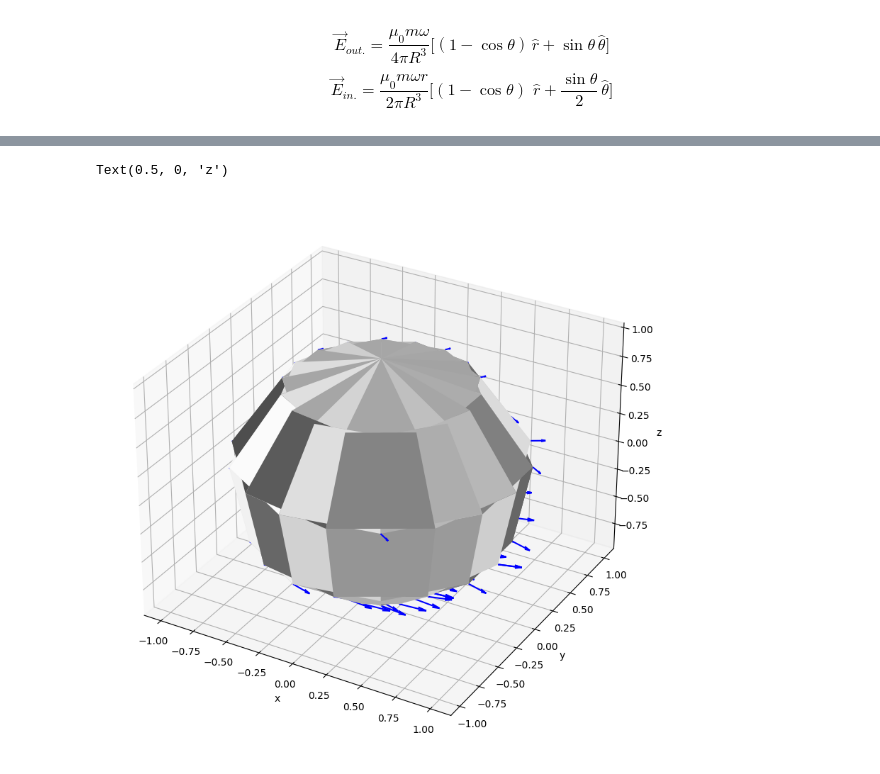
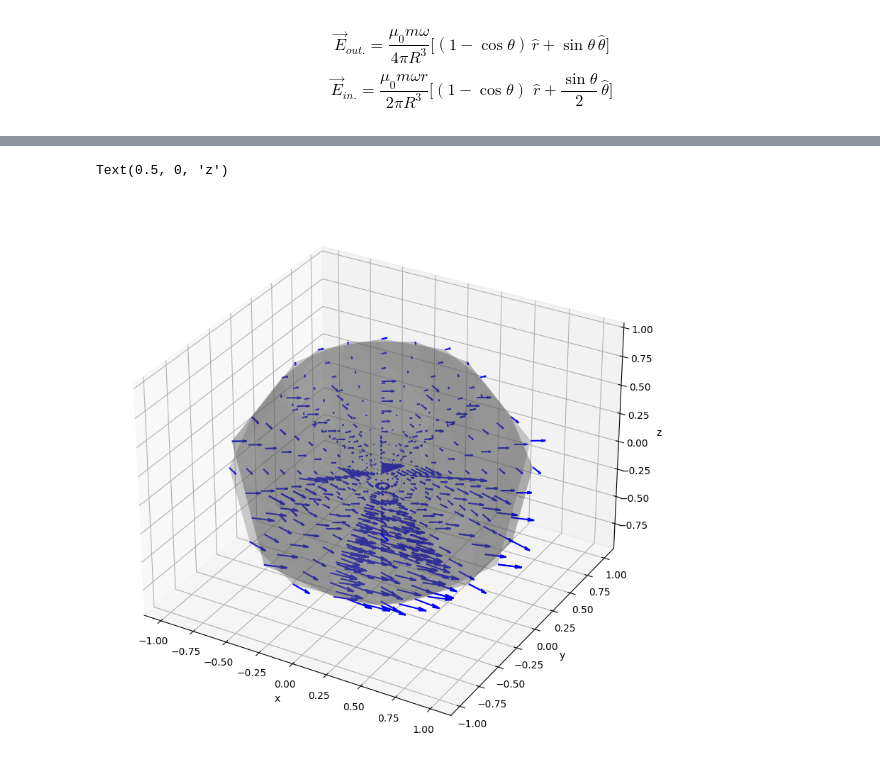
Before and after one commit to Siddhantshimpi/Siddhantshimpi, a Jupyter notebook: Physics/eigenenergies.ipynb, the cells around one changed output, grey strips where cells are left out. Cells and saved outputs as stored; diff of their text form; code cells hidden in the pictures.

```diff
--- a/Physics/eigenenergies.ipynb
+++ b/Physics/eigenenergies.ipynb
@@ -234,32 +234,32 @@ def E(r, theta, phi):
 
     return E_r, E_theta, E_phi
 
 r_vals = np.linspace(0.001, 1, 10)
 theta_vals = np.linspace(0, 2 * np.pi, 10)
 phi_vals = np.linspace(0, 2 * np.pi, 10)
 
 fig = plt.figure(figsize = (10, 10))
 ax = fig.add_subplot(111, projection = '3d')
 
 for r in r_vals:
     for theta in theta_vals:
         for phi in phi_vals:
             x = r * np.sin(theta) * np.cos(phi)
             y = r * np.sin(theta) * np.sin(phi)
             z = r * np.cos(theta)
 
             E_r, E_theta, E_phi = E(r, theta, phi)
             ax.quiver(x, y, z, E_r, E_theta, E_phi, length = 0.1, color = 'blue')
 
 x_s = np.outer(np.sin(theta_vals), np.cos(phi_vals))
 y_s = np.outer(np.sin(theta_vals), np.sin(phi_vals))
 z_s = np.outer(np.cos(theta_vals), np.ones_like(phi_vals))
 
-ax.plot_surface(x_s, y_s, z_s, color='white')
+ax.plot_surface(x_s, y_s, z_s, color='grey', alpha = 0.2)
 
 ax.set_xlabel('x')
 ax.set_ylabel('y')
 ax.set_zlabel('z')
 # %% [output]
 Text(0.5, 0, 'z')
-[figure, old version]
+[figure, new version]
```
Also changed, not shown: parts of 1 cell of this notebook.
